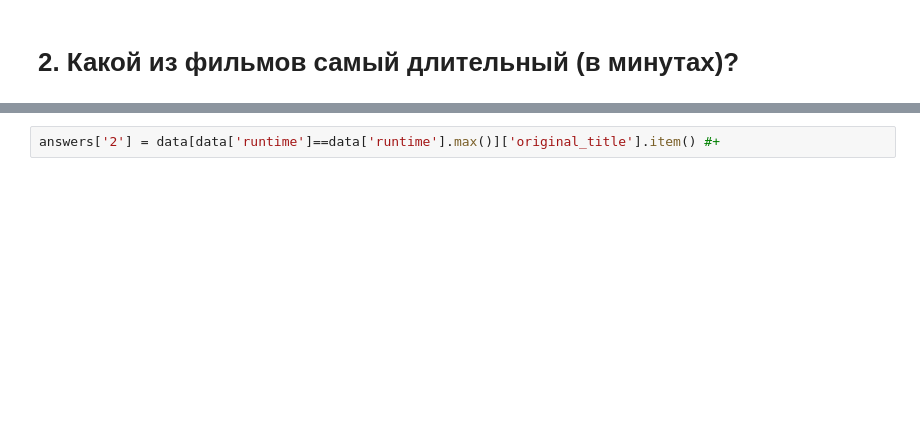
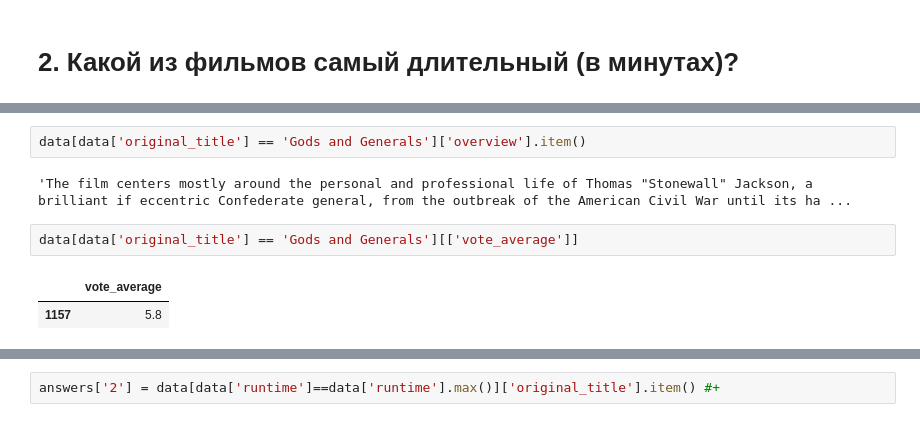
Before and after one commit to Xbera25/SkllFactory-repository, a Jupyter notebook: Module1/Movies_IMBD_v4.1.ipynb, the cells around one changed output, grey strips where cells are left out. Cells and saved outputs as stored; diff of their text form; blank space fills up the shorter version.

```diff
--- a/Module1/Movies_IMBD_v4.1.ipynb
+++ b/Module1/Movies_IMBD_v4.1.ipynb
@@ -70,0 +92,9 @@ data[['original_title','budget']].nlargest(15, 'budget').sort_values(by=['budget
+# %%
+data[data['original_title'] == 'Gods and Generals']['overview'].item()
+# %% [output]
+'The film centers mostly around the personal and professional life of Thomas "Stonewall" Jackson, a brilliant if eccentric Confederate general, from the outbreak of the American Civil War until its ha ...
+# %%
+data[data['original_title'] == 'Gods and Generals'][['vote_average']]
+# %% [output]
+|  | vote_average |
+| 1157 | 5.8 |
```
Also changed, not shown: parts of 101 cells of this notebook.
